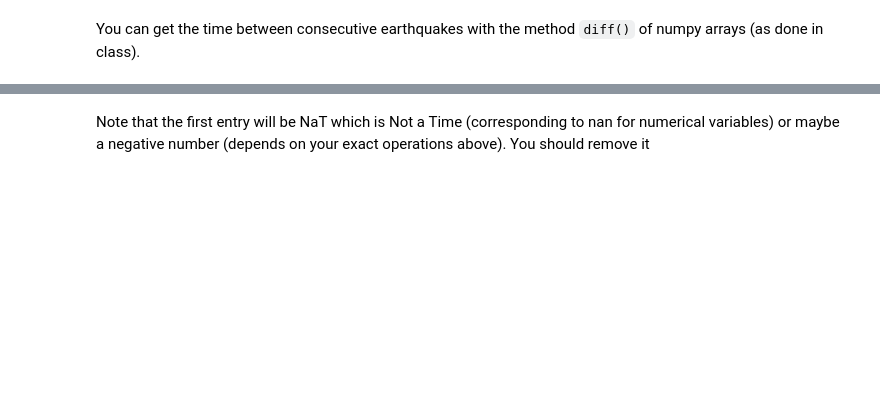
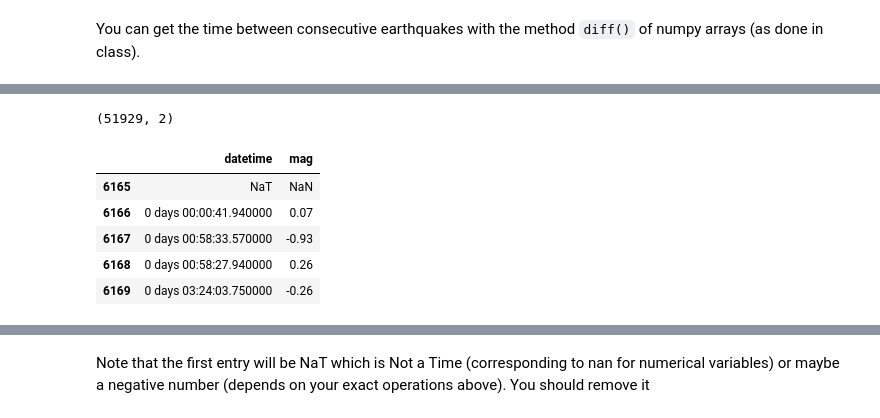
Before and after one commit to wtaranto/DSPS_wtaranto, a Jupyter notebook: HW3/KS_earthquakes_instructions.ipynb, the cells around one changed output, grey strips where cells are left out. Saved outputs shown, nothing was run; the diff lists cells and outputs as text; code cells hidden in the pictures; blank space fills up the shorter version.

```diff
--- a/HW3/KS_earthquakes_instructions.ipynb
+++ b/HW3/KS_earthquakes_instructions.ipynb
@@ -176,10 +176,9 @@ stationary_years = np.array([
     2000.9, 2001.25,
     2001.6, 2002,
     2002.5, 2003,
-])
-# I tried forever to get a one-liner, but two lines is best I could do
-ref_time = pd.Timestamp('1980-01-01')
-stationary_datetimes = np.array(ref_time + pd.to_timedelta((stationary_years-1980)*365.25, unit='D')).reshape(-1, 2)
+]) # needs to be 1d for vectorized pd.to_timedelta
+# Got it down to a one-liner (aside from the stationary_years array obviously)
+stationary_datetimes = np.array(pd.Timestamp('1980-01-01') + pd.to_timedelta((stationary_years-1980)*365.25, unit='D')).reshape(-1, 2)
 # canonical rename
 ss = stationary_datetimes
 # %%
@@ -281 +276,14 @@ eqGoodData.head()
+# %%
+eqGoodDataDiff.shape
+# %% [output]
+(51929, 2)
+# %%
+eqGoodDataDiff.head()
+# %% [output]
+|  | datetime | mag |
+| 6165 | NaT | NaN |
+| 6166 | 0 days 00:00:41.940000 | 0.07 |
+| 6167 | 0 days 00:58:33.570000 | -0.93 |
+| 6168 | 0 days 00:58:27.940000 | 0.26 |
+| 6169 | 0 days 03:24:03.750000 | -0.26 |
 # %%
```
Also changed, not shown: parts of 18 cells of this notebook, 1 other file.
